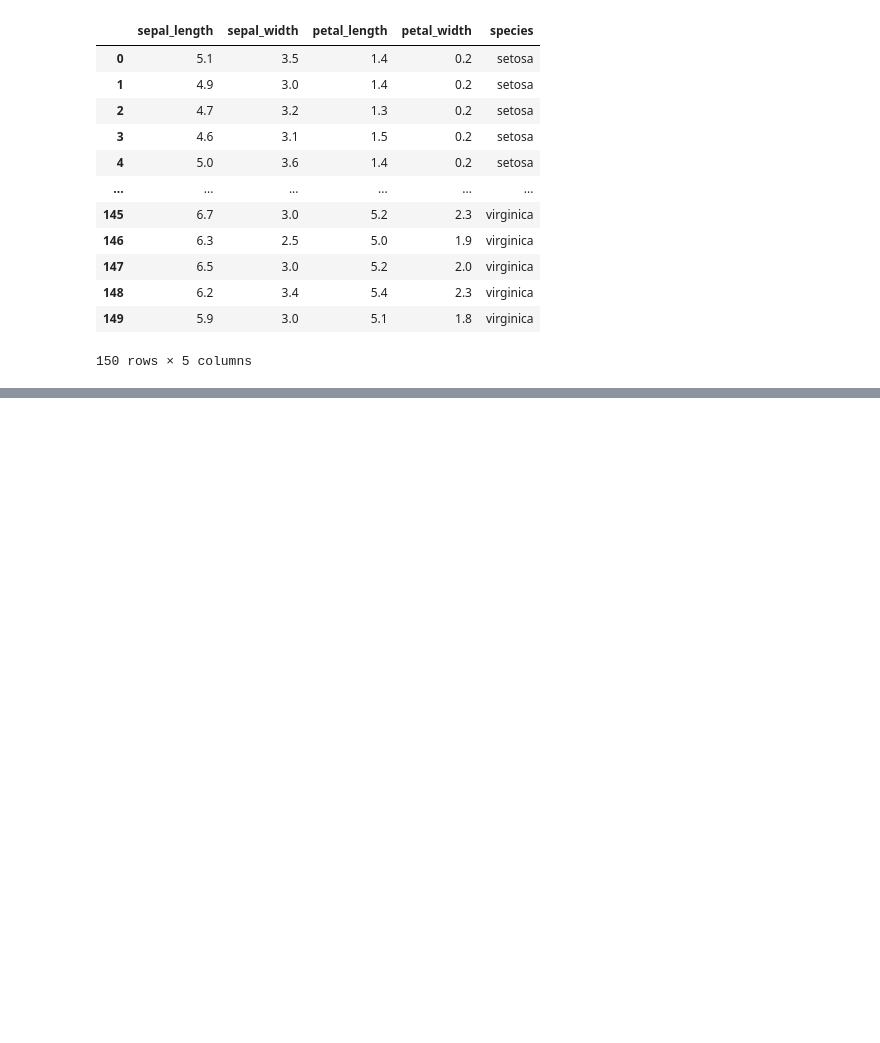
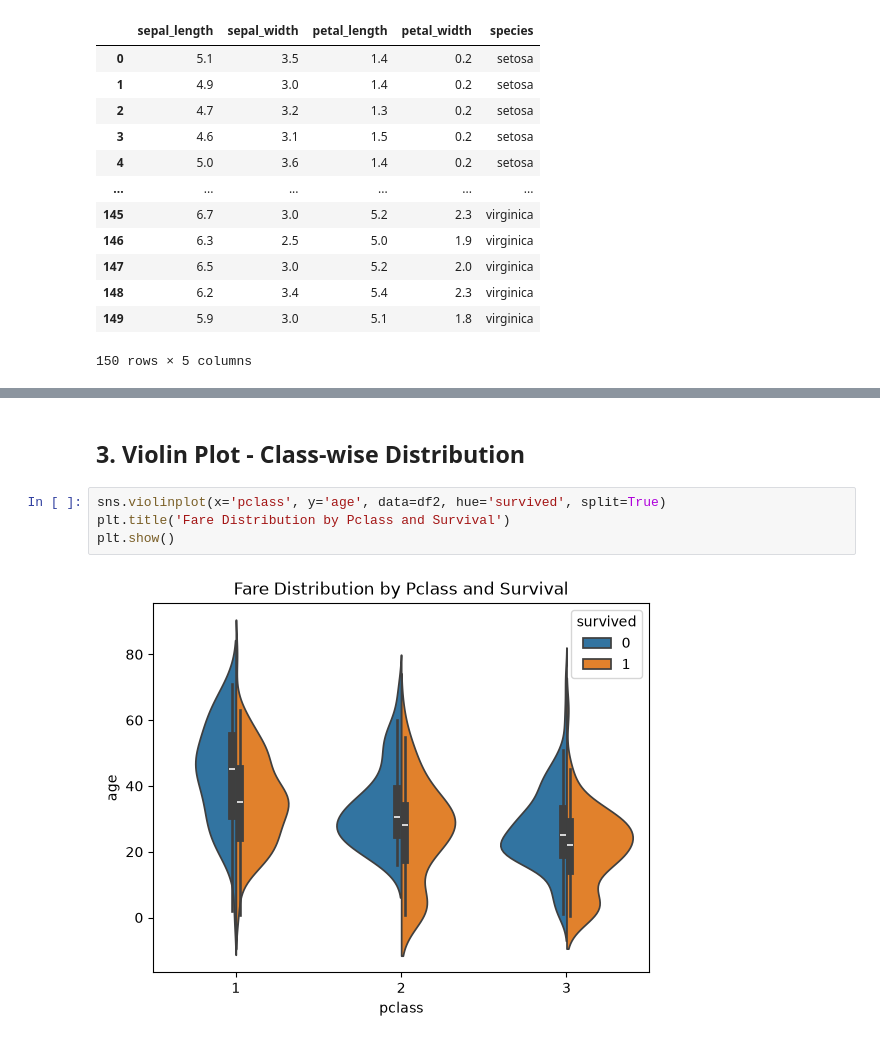
Before and after one commit to annoyingRat0528/Machine-Learning-Foundations, a Jupyter notebook: Basics of ML/Data Visualization Intro.ipynb, the cells around one changed output, grey strips where cells are left out. Drawn from its saved outputs; the diff is of its cells as text; blank space fills up the shorter version.

```diff
--- a/Basics of ML/Data Visualization Intro.ipynb
+++ b/Basics of ML/Data Visualization Intro.ipynb
@@ -80,0 +109,8 @@ df
+# %% [markdown]
+## 3. Violin Plot - Class-wise Distribution
+# %%
+sns.violinplot(x='pclass', y='age', data=df2, hue='survived', split=True)
+plt.title('Fare Distribution by Pclass and Survival')
+plt.show()
+# %% [output]
+[figure, added]
```
Also changed, not shown: parts of 39 cells of this notebook, 1 other file.
